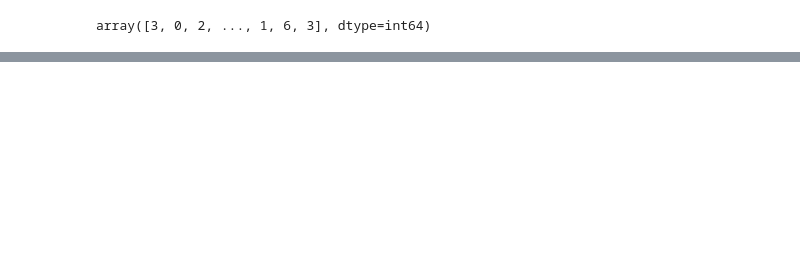
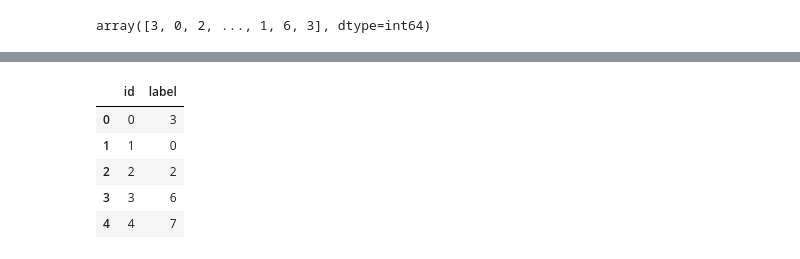
Before and after one commit to Srihari231092/Kaggle_KannadaMNIST, a Jupyter notebook: Simple CNN.ipynb, the cells around one changed output, grey strips where cells are left out. Saved outputs shown, nothing was run; the diff lists cells and outputs as text; code cells hidden in the pictures; blank space fills up the shorter version.

```diff
--- a/Simple CNN.ipynb
+++ b/Simple CNN.ipynb
@@ -267,0 +276,13 @@ print(list(zip(unique, counts)))
+# %%
+sample_sub = pd.read_csv("./data/sample_submission.csv")
+# %%
+submission = sample_sub
+sample_sub["label"] = predictions
+submission.head()
+# %% [output]
+|  | id | label |
+| 0 | 0 | 3 |
+| 1 | 1 | 0 |
+| 2 | 2 | 2 |
+| 3 | 3 | 6 |
+| 4 | 4 | 7 |
```
Also changed, not shown: parts of 8 cells of this notebook, 5 other files.
